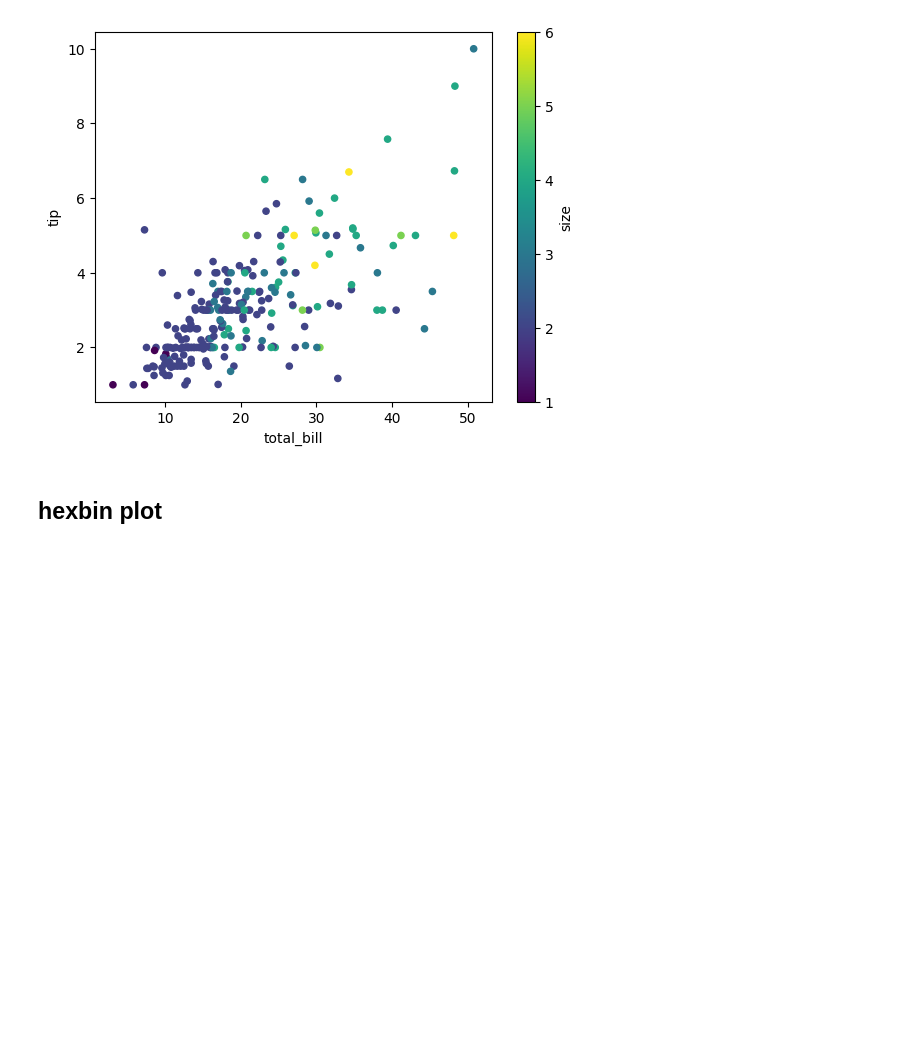
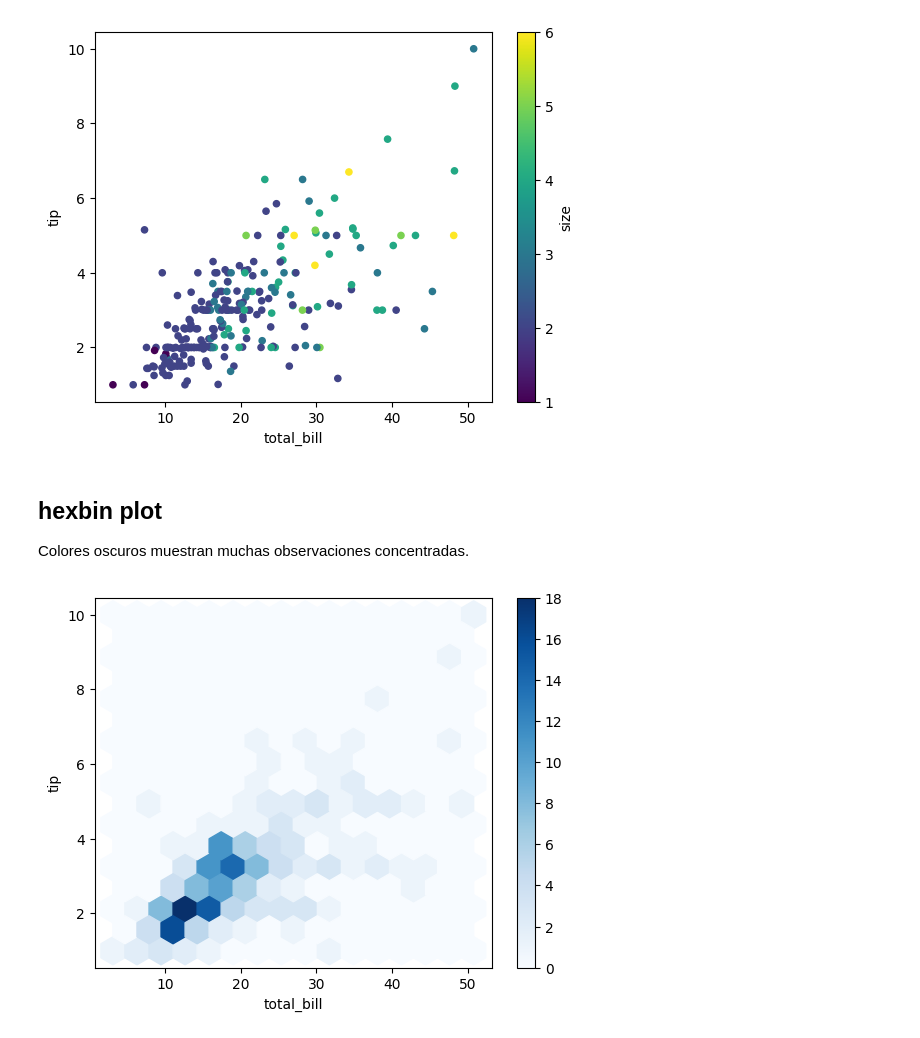
Before and after one commit to certidevs/curso-2025-07-visualizacion, a Jupyter notebook: clase.ipynb, the cells around one changed output. Drawn from its saved outputs; the diff is of its cells as text; code cells hidden in the pictures; blank space fills up the shorter version.

Commit message:
gráficos hexbin y area

```diff
--- a/clase.ipynb
+++ b/clase.ipynb
@@ -168,3 +168,9 @@ df.plot.scatter(x='total_bill', y='tip', c='size', colormap='viridis');
 [figure]
 # %% [markdown]
 ## hexbin plot
+
+Colores oscuros muestran muchas observaciones concentradas.
+# %%
+df.plot.hexbin(x='total_bill', y='tip', cmap='Blues', gridsize=15);
+# %% [output]
+[figure, added]
```
Also changed, not shown: parts of 5 cells of this notebook, 1 other file.
